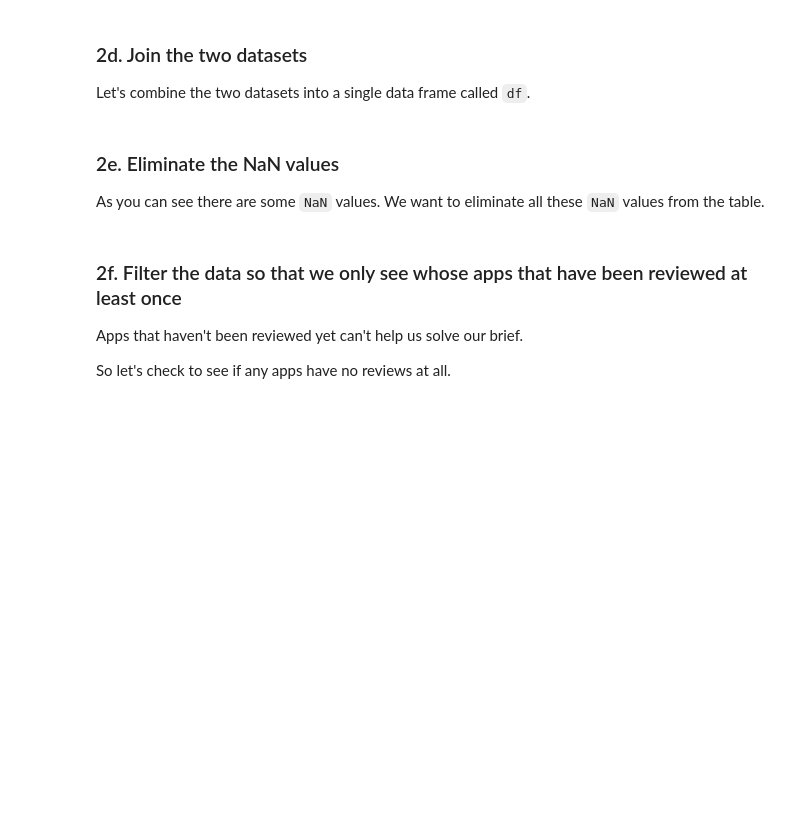
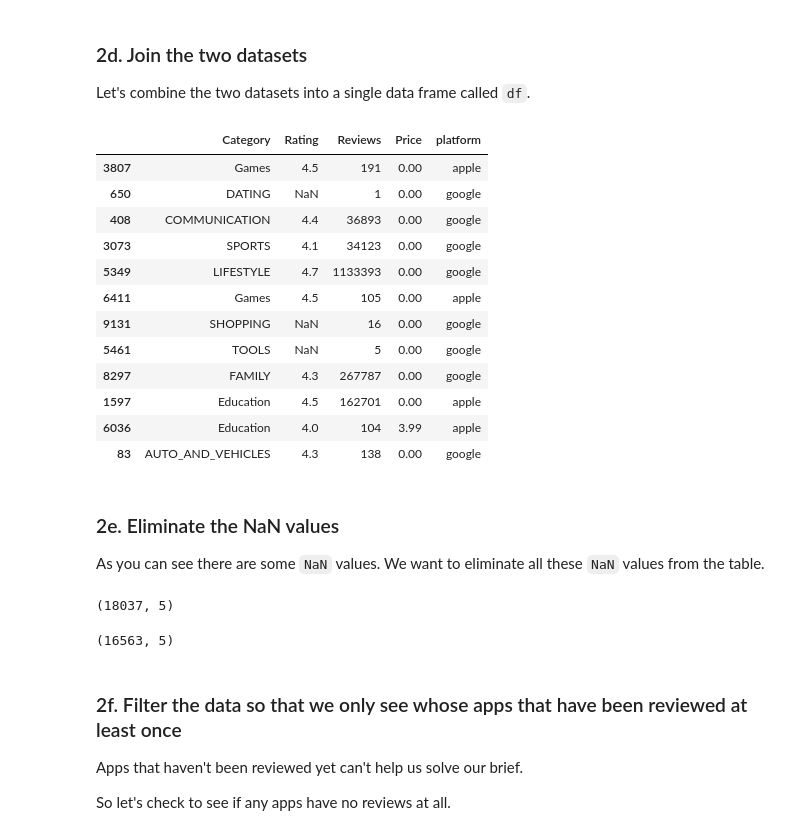
Before and after one commit to willkchan/Apps-Case-Study, a Jupyter notebook: Project Files/Springboard Apps project - Tier 3 - Complete.ipynb, the cells around one changed output. Cells and saved outputs as stored; diff of their text form; code cells hidden in the pictures; blank space fills up the shorter version.

```diff
--- a/Project Files/Springboard Apps project - Tier 3 - Complete.ipynb
+++ b/Project Files/Springboard Apps project - Tier 3 - Complete.ipynb
@@ -170,7 +204,6 @@ Thankfully, it's just one row. We've gotta get rid of it.
 # Subset our Google dataframe to pick out just those rows whose value for the 'Price' column is NOT 'Everyone'.
 # Reassign that subset to the Google variable.
 # You can do this in two lines or one. Your choice!
-_ _ _
-
+google_df_clean_1 = google_df[~everyone]
 # Check again the unique values of Google
-_ _ _
+google_df_clean_1['Price'].unique()
@@ -181,10 +229,10 @@ This is a problem because Python actually considers these values strings. So we
 # %%
 # Let's create a variable called nosymb.
 # This variable will take the Price column of Google and apply the str.replace() method.
-_ _ _
+nosymb = google_df_clean_1['Price'].str.replace('$', '')
+google_df_clean_1['Price'] = pd.to_numeric(nosymb)
 
 # Now we need to do two things:
 # i. Make the values in the nosymb variable numeric using the to_numeric() pandas method.
 # ii. Assign this new set of numeric, dollar-sign-less values to Google['Price'].
 # You can do this in one line if you wish.
-_ _ _
@@ -209,4 +288,7 @@ The reason we're making this column is so that we can ultimately join our Apple
 # %%
 # Create a column called 'platform' in both the Apple and Google dataframes.
 # Add the value 'apple' and the value 'google' as appropriate.
-_ _ _
+google_df_clean_1['platform'] = 'google'
+display(google_df_clean_1.head())
+apple_df['platform'] = 'apple'
+display(apple_df.head())
@@ -223,10 +328,12 @@ This is an important step to unify the two datasets!
 # %%
 # Create a variable called old_names where you'll store the column names of the Apple dataframe.
 # Use the feature .columns.
-_ _ _
+old_names = apple_df.columns
 
 # Create a variable called new_names where you'll store the column names of the Google dataframe.
-_ _ _
+new_names = google_df_clean_1.columns
 
 # Use the rename() DataFrame method to change the columns names.
-_ _ _
+apple_df.rename(columns=dict(zip(old_names, new_names)), inplace=True)
+
+apple_df.columns
@@ -235,23 +348,38 @@ _ _ _
 Let's combine the two datasets into a single data frame called `df`.
 # %%
 # Let's use the append() method to append Apple to Google.
-_ _ _
+df = google_df_clean_1.append(apple_df)
 
 # Using the sample() method with the number 12 passed to it, check 12 random points of your dataset.
-_ _ _
+df.sample(12)
+# %% [output]
+|  | Category | Rating | Reviews | Price | platform |
+| 3807 | Games | 4.5 | 191 | 0.00 | apple |
+| 650 | DATING | NaN | 1 | 0.00 | google |
+| 408 | COMMUNICATION | 4.4 | 36893 | 0.00 | google |
+| 3073 | SPORTS | 4.1 | 34123 | 0.00 | google |
+| 5349 | LIFESTYLE | 4.7 | 1133393 | 0.00 | google |
+| 6411 | Games | 4.5 | 105 | 0.00 | apple |
+| 9131 | SHOPPING | NaN | 16 | 0.00 | google |
+| 5461 | TOOLS | NaN | 5 | 0.00 | google |
+| 8297 | FAMILY | 4.3 | 267787 | 0.00 | google |
+| 1597 | Education | 4.5 | 162701 | 0.00 | apple |
+| 6036 | Education | 4.0 | 104 | 3.99 | apple |
+| 83 | AUTO_AND_VEHICLES | 4.3 | 138 | 0.00 | google |
 # %% [markdown]
 ### 2e. Eliminate the NaN values
 
 As you can see there are some `NaN` values. We want to eliminate all these `NaN` values from the table.
 # %%
-# Lets check first the dimesions of df before droping `NaN` values. Use the .shape feature.
-_ _ _
-
+# Lets check first the dimensions of df before dropping `NaN` values. Use the .shape feature.
+display(df.shape)
 # Use the dropna() method to eliminate all the NaN values, and overwrite the same dataframe with the result.
-_ _ _
-
-# Check the new dimesions of our dataframe.
-_ _ _
+df.dropna(inplace=True)
+# Check the new dimensions of our dataframe.
+display(df.shape)
+# %% [output]
+(18037, 5)
+(16563, 5)
 # %% [markdown]
 ### 2f. Filter the data so that we only see whose apps that have been reviewed at least once
 
```
Also changed, not shown: parts of 17 cells of this notebook.
